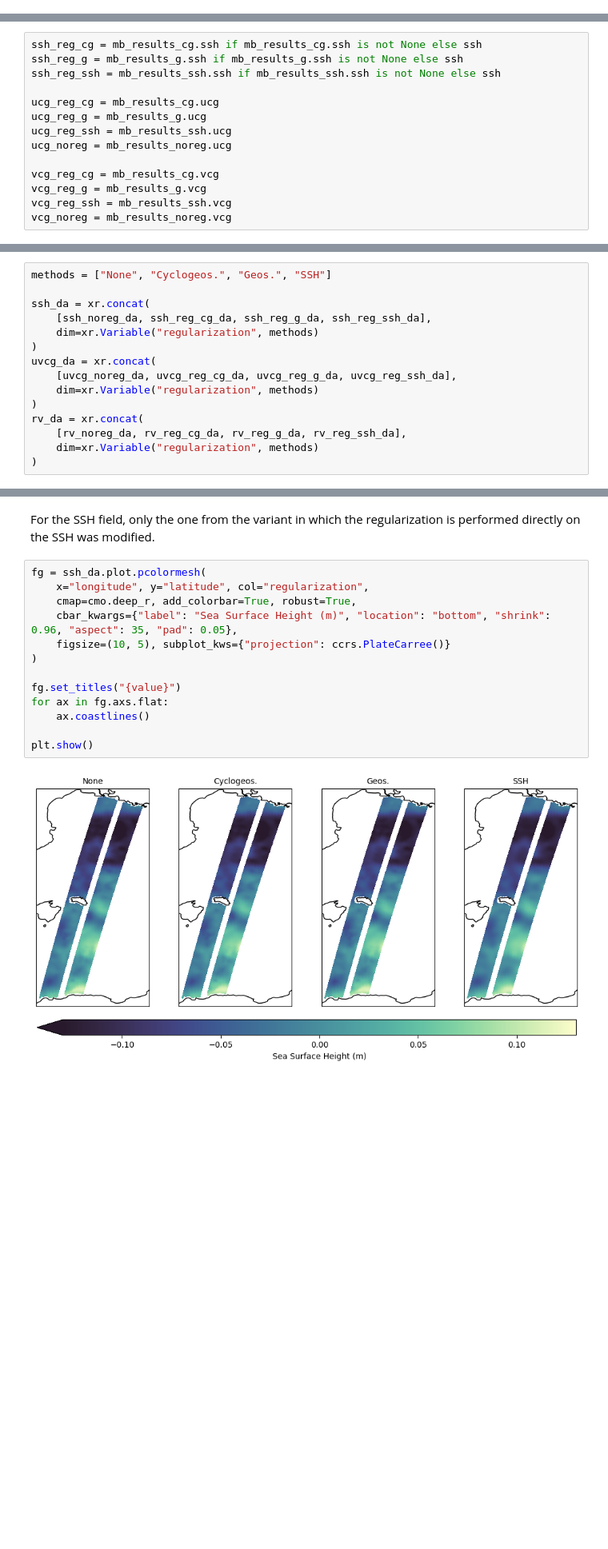
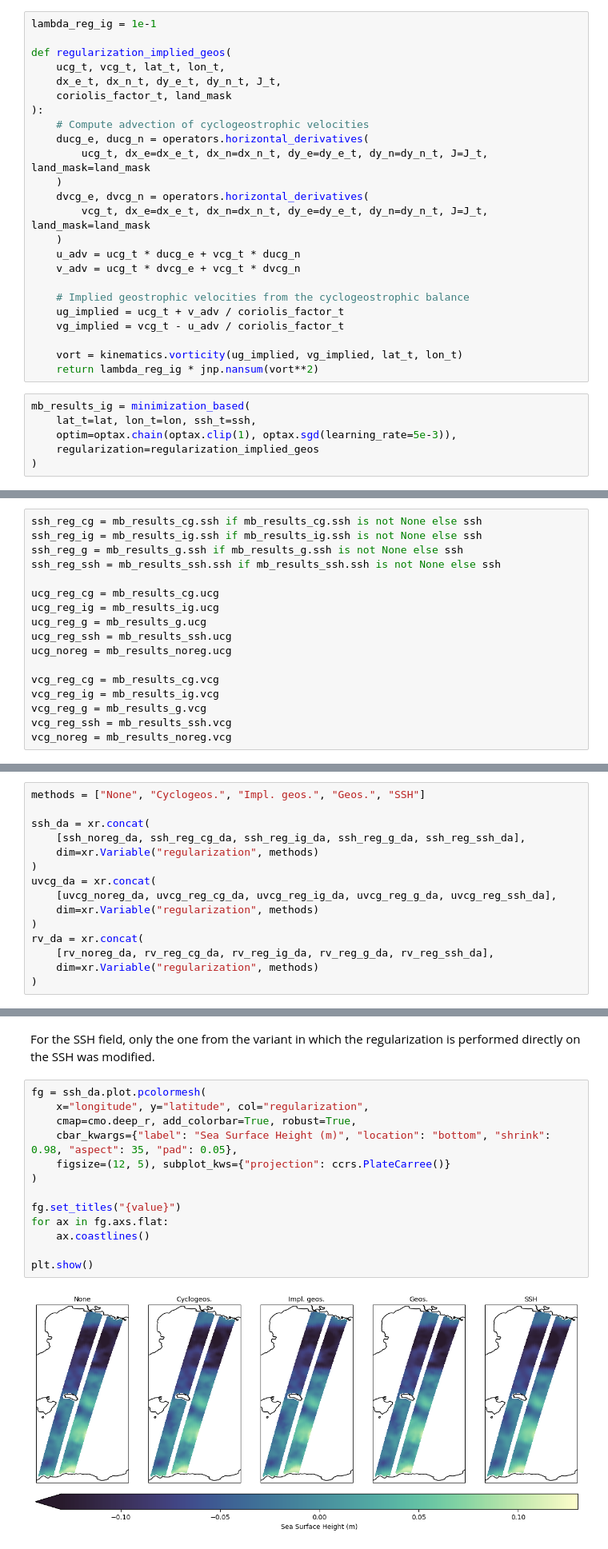
Before and after one commit to IGE-OPERA/jaxparrow, a Jupyter notebook: docs/examples/swot_regularization.ipynb, the cells around one changed output, grey strips where cells are left out. Shown at 80% size. Cells and saved outputs as stored; diff of their text form; blank space fills up the shorter version.

Commit message:
improve the regularization example in the docs

```diff
--- a/docs/examples/swot_regularization.ipynb
+++ b/docs/examples/swot_regularization.ipynb
@@ -140,18 +160,51 @@ mb_results_ssh = minimization_based(
+# %%
+lambda_reg_ig = 1e-1
+
+def regularization_implied_geos(
+    ucg_t, vcg_t, lat_t, lon_t,
+    dx_e_t, dx_n_t, dy_e_t, dy_n_t, J_t,
+    coriolis_factor_t, land_mask
+):
+    # Compute advection of cyclogeostrophic velocities
+    ducg_e, ducg_n = operators.horizontal_derivatives(
+        ucg_t, dx_e=dx_e_t, dx_n=dx_n_t, dy_e=dy_e_t, dy_n=dy_n_t, J=J_t, land_mask=land_mask
+    )
+    dvcg_e, dvcg_n = operators.horizontal_derivatives(
+        vcg_t, dx_e=dx_e_t, dx_n=dx_n_t, dy_e=dy_e_t, dy_n=dy_n_t, J=J_t, land_mask=land_mask
+    )
+    u_adv = ucg_t * ducg_e + vcg_t * ducg_n
+    v_adv = ucg_t * dvcg_e + vcg_t * dvcg_n
+
+    # Implied geostrophic velocities from the cyclogeostrophic balance
+    ug_implied = ucg_t + v_adv / coriolis_factor_t
+    vg_implied = vcg_t - u_adv / coriolis_factor_t
+
+    vort = kinematics.vorticity(ug_implied, vg_implied, lat_t, lon_t)
+    return lambda_reg_ig * jnp.nansum(vort**2)
+# %%
+mb_results_ig = minimization_based(
+    lat_t=lat, lon_t=lon, ssh_t=ssh,
+    optim=optax.chain(optax.clip(1), optax.sgd(learning_rate=5e-3)),
+    regularization=regularization_implied_geos
+)
 # %% [markdown]
 ## Comparison
 
 We now visually observe the difference between the SSH, cyclogeostrophic velocity, and cyclogeostrophic relative vorticity fields obtained from the different regularization variants (including no regularization).
 # %%
 ssh_reg_cg = mb_results_cg.ssh if mb_results_cg.ssh is not None else ssh
+ssh_reg_ig = mb_results_ig.ssh if mb_results_ig.ssh is not None else ssh
 ssh_reg_g = mb_results_g.ssh if mb_results_g.ssh is not None else ssh
 ssh_reg_ssh = mb_results_ssh.ssh if mb_results_ssh.ssh is not None else ssh
 
 ucg_reg_cg = mb_results_cg.ucg
+ucg_reg_ig = mb_results_ig.ucg
 ucg_reg_g = mb_results_g.ucg
 ucg_reg_ssh = mb_results_ssh.ucg
 ucg_noreg = mb_results_noreg.ucg
 
 vcg_reg_cg = mb_results_cg.vcg
+vcg_reg_ig = mb_results_ig.vcg
 vcg_reg_g = mb_results_g.vcg
 vcg_reg_ssh = mb_results_ssh.vcg
 vcg_noreg = mb_results_noreg.vcg
@@ -231,16 +248,16 @@ rv_noreg_da = xr.DataArray(
 # %%
-methods = ["None", "Cyclogeos.", "Geos.", "SSH"]
+methods = ["None", "Cyclogeos.", "Impl. geos.", "Geos.", "SSH"]
 
 ssh_da = xr.concat(
-    [ssh_noreg_da, ssh_reg_cg_da, ssh_reg_g_da, ssh_reg_ssh_da],
+    [ssh_noreg_da, ssh_reg_cg_da, ssh_reg_ig_da, ssh_reg_g_da, ssh_reg_ssh_da],
     dim=xr.Variable("regularization", methods)
 )
 uvcg_da = xr.concat(
-    [uvcg_noreg_da, uvcg_reg_cg_da, uvcg_reg_g_da, uvcg_reg_ssh_da],
+    [uvcg_noreg_da, uvcg_reg_cg_da, uvcg_reg_ig_da, uvcg_reg_g_da, uvcg_reg_ssh_da],
     dim=xr.Variable("regularization", methods)
 )
 rv_da = xr.concat(
-    [rv_noreg_da, rv_reg_cg_da, rv_reg_g_da, rv_reg_ssh_da],
+    [rv_noreg_da, rv_reg_cg_da, rv_reg_ig_da, rv_reg_g_da, rv_reg_ssh_da],
     dim=xr.Variable("regularization", methods)
 )
 # %%
@@ -284,18 +301,18 @@ For the SSH field, only the one from the variant in which the regularization is
 # %%
 fg = ssh_da.plot.pcolormesh(
     x="longitude", y="latitude", col="regularization",
     cmap=cmo.deep_r, add_colorbar=True, robust=True,
-    cbar_kwargs={"label": "Sea Surface Height (m)", "location": "bottom", "shrink": 0.96, "aspect": 35, "pad": 0.05},
-    figsize=(10, 5), subplot_kws={"projection": ccrs.PlateCarree()}
+    cbar_kwargs={"label": "Sea Surface Height (m)", "location": "bottom", "shrink": 0.98, "aspect": 35, "pad": 0.05},
+    figsize=(12, 5), subplot_kws={"projection": ccrs.PlateCarree()}
 )
 
 fg.set_titles("{value}")
 for ax in fg.axs.flat:
     ax.coastlines()
 
 plt.show()
 # %% [output]
-[figure, old version]
+[figure, new version]
 # %% [markdown]
 And when looking at the difference between the fields, we see that we filtered some small-scale structures.
 # %%
```
Also changed, not shown: parts of 15 cells of this notebook, 2 other files.
